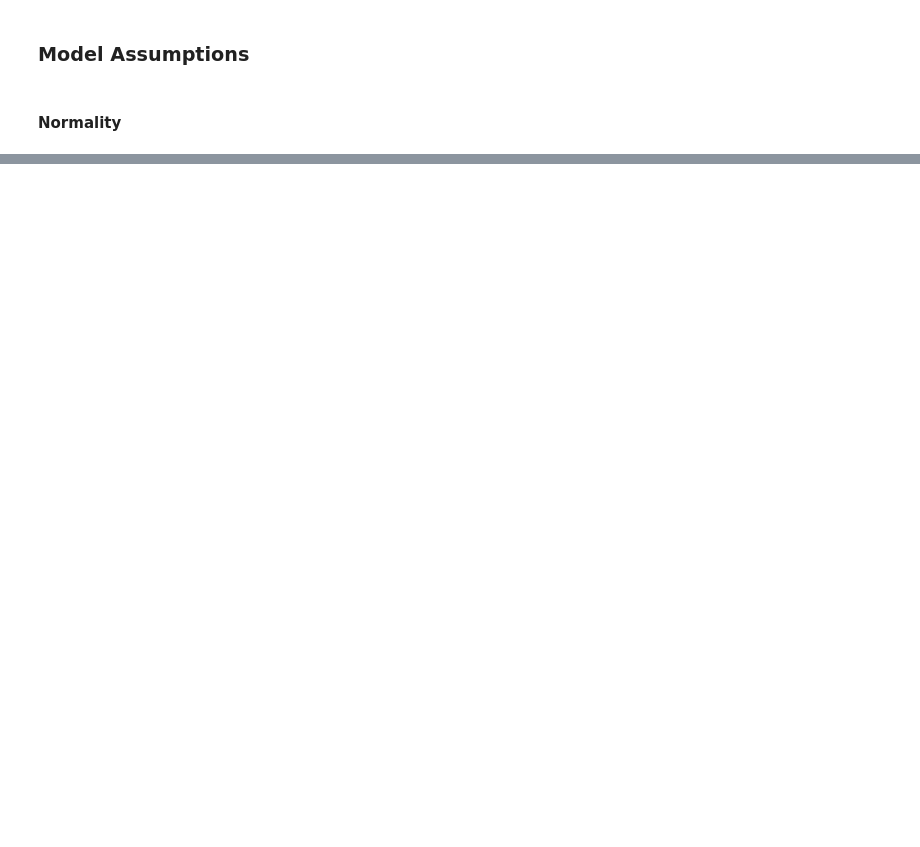
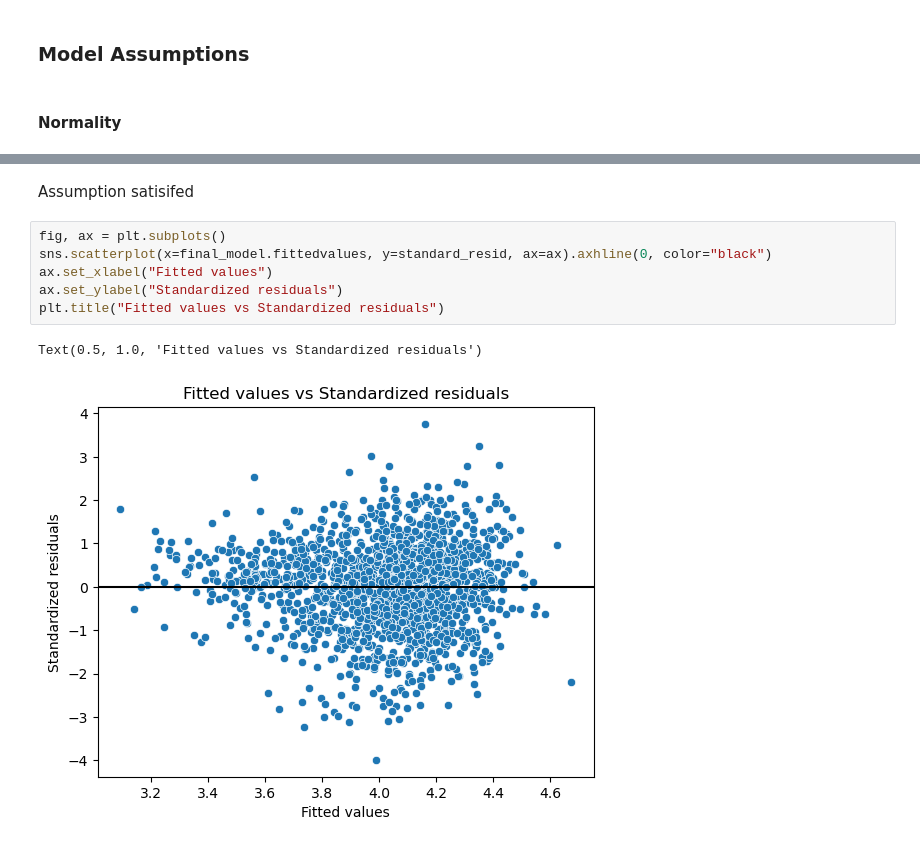
Before and after one commit to marklee4823/math189_project, a Jupyter notebook: Notebook.ipynb, the cells around one changed output, grey strips where cells are left out. Cells and saved outputs as stored; diff of their text form; blank space fills up the shorter version.

```diff
--- a/Notebook.ipynb
+++ b/Notebook.ipynb
@@ -1073,0 +1098,11 @@ for var in model_vars:
+# %% [markdown]
+Assumption satisifed
+# %%
+fig, ax = plt.subplots()
+sns.scatterplot(x=final_model.fittedvalues, y=standard_resid, ax=ax).axhline(0, color="black")
+ax.set_xlabel("Fitted values")
+ax.set_ylabel("Standardized residuals")
+plt.title("Fitted values vs Standardized residuals")
+# %% [output]
+Text(0.5, 1.0, 'Fitted values vs Standardized residuals')
+[figure, added]
```
Also changed, not shown: parts of 32 cells of this notebook.
